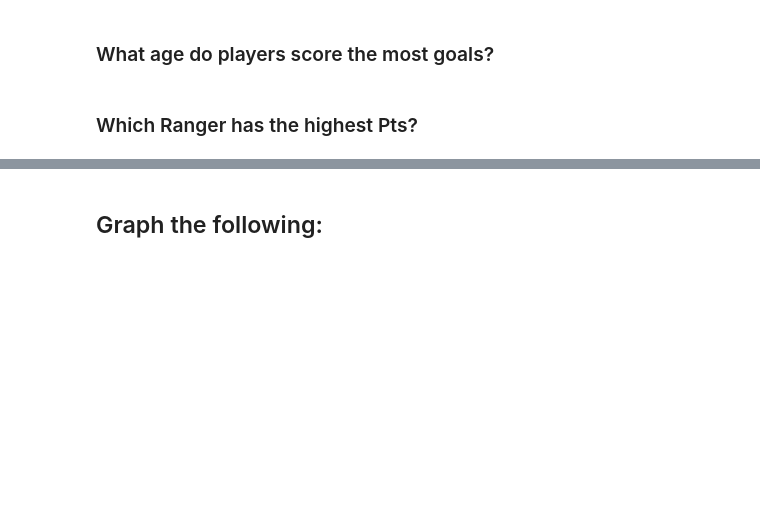
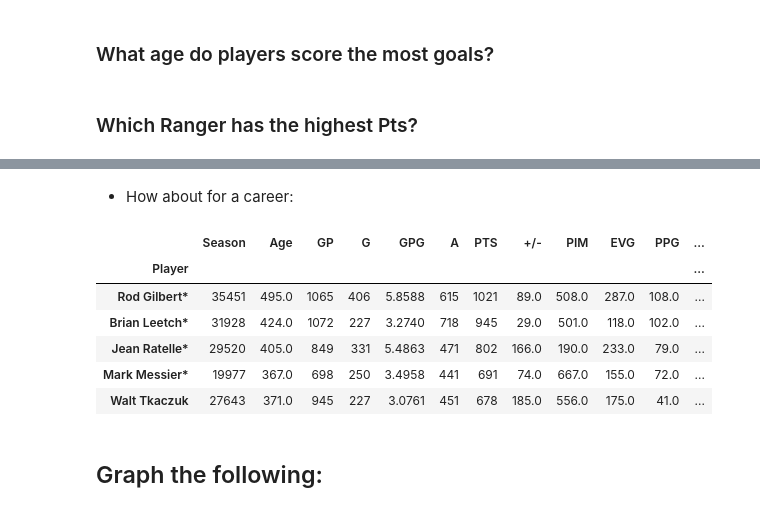
Before and after one commit to deez79/GA_Python_FinalProject, a Jupyter notebook: nhl_player_stats_project.ipynb, the cells around one changed output, grey strips where cells are left out. Drawn from its saved outputs; the diff is of its cells as text; code cells hidden in the pictures; blank space fills up the shorter version.

```diff
--- a/nhl_player_stats_project.ipynb
+++ b/nhl_player_stats_project.ipynb
@@ -268,2 +348,14 @@ players[['Player', 'Tm','Season', 'GP']].sort_values(by = 'GP', ascending=False)
+# %% [markdown]
+* How about for a career:
+# %%
+players[ players['Tm'] == team].groupby('Player').sum().sort_values(by='PTS', ascending=False).head(5)
+# %% [output]
+|  | Season | Age | GP | G | GPG | A | PTS | +/- | PIM | EVG | PPG | ... |
+| Player |  |  |  |  |  |  |  |  |  |  |  | ... |
+| Rod Gilbert* | 35451 | 495.0 | 1065 | 406 | 5.8588 | 615 | 1021 | 89.0 | 508.0 | 287.0 | 108.0 | ... |
+| Brian Leetch* | 31928 | 424.0 | 1072 | 227 | 3.2740 | 718 | 945 | 29.0 | 501.0 | 118.0 | 102.0 | ... |
+| Jean Ratelle* | 29520 | 405.0 | 849 | 331 | 5.4863 | 471 | 802 | 166.0 | 190.0 | 233.0 | 79.0 | ... |
+| Mark Messier* | 19977 | 367.0 | 698 | 250 | 3.4958 | 441 | 691 | 74.0 | 667.0 | 155.0 | 72.0 | ... |
+| Walt Tkaczuk | 27643 | 371.0 | 945 | 227 | 3.0761 | 451 | 678 | 185.0 | 556.0 | 175.0 | 41.0 | ... |
 # %% [markdown]
 ## Graph the following:
```
Also changed, not shown: parts of 43 cells of this notebook.
